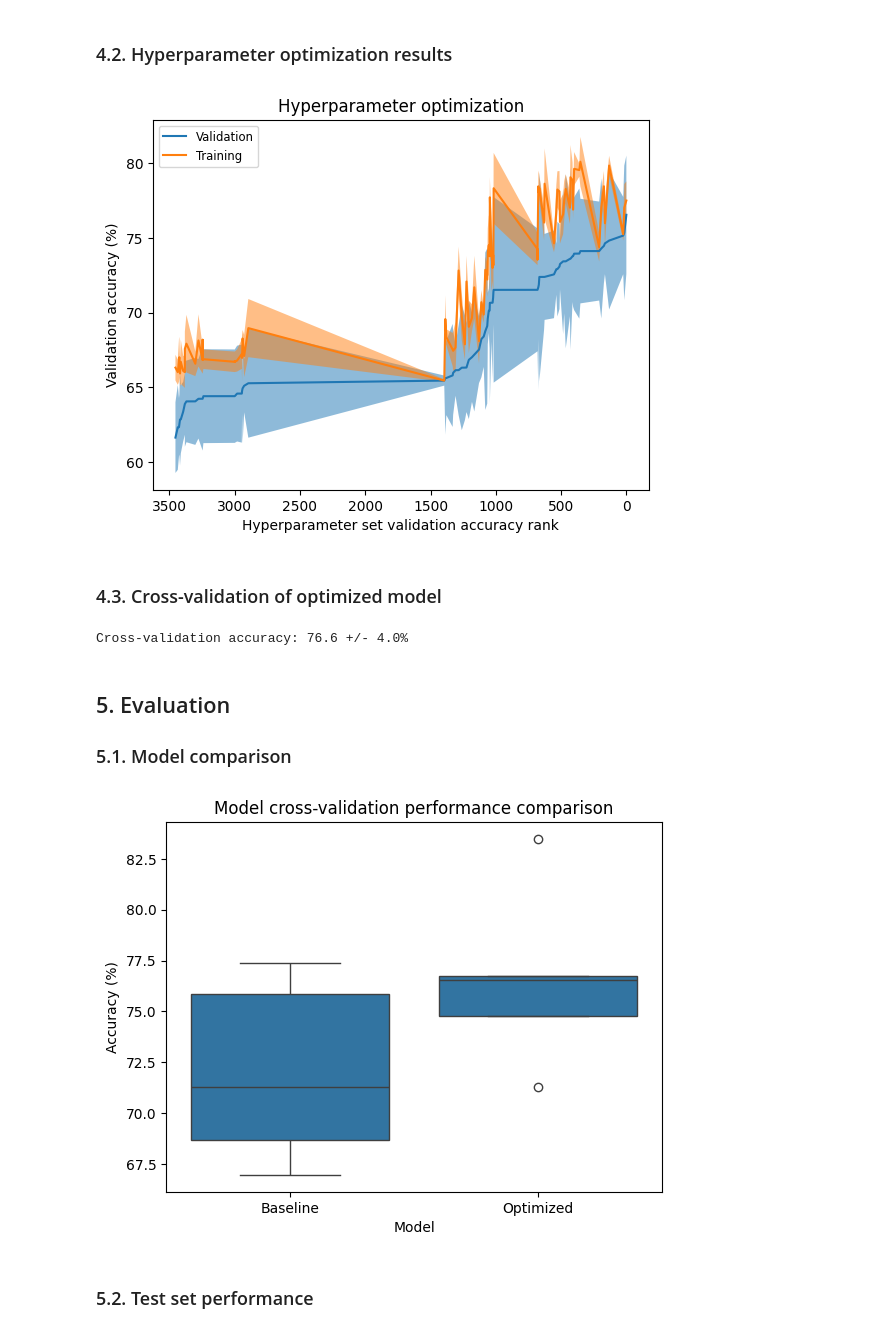
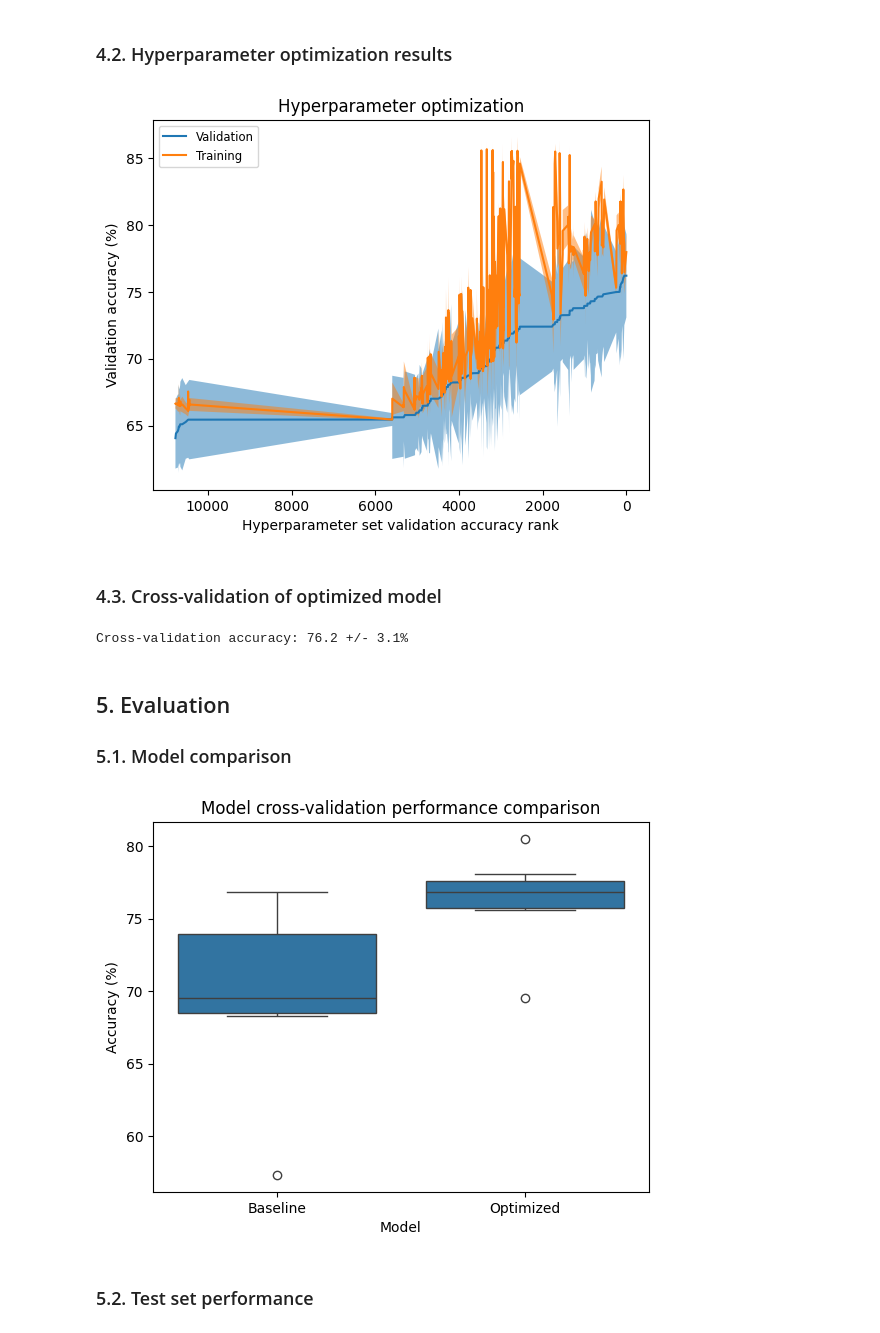
Before and after one commit to 4GeeksAcademy/gperdrizet-decision-trees, a Jupyter notebook: src/01-decision_tree_solution.ipynb, the cells around one changed output. Cells and saved outputs as stored; diff of their text form; code cells hidden in the pictures.

Commit message:
Added random forest MVP.

```diff
--- a/src/01-decision_tree_solution.ipynb
+++ b/src/01-decision_tree_solution.ipynb
@@ -209,9 +210,10 @@ cross_val_scores={
 }
 
 scores=cross_val_score(
-    DecisionTreeClassifier(random_state=315),
+    model,
     training_df.drop('Outcome', axis=1),
     training_df['Outcome'],
+    cv=7,
     n_jobs=-1
 )
 
@@ -231,25 +233,28 @@ Cross-validation accuracy: 72.0 +/- 4.0%
 hyperparameters={
     'criterion':['gini','entropy','log_loss'],
     'splitter':['best','random'],
-    'max_depth':[2,4,8,16],
-    'min_weight_fraction_leaf':[0.05,0.1,0.2],
+    'max_depth':[2,4,8,16,18,20],
+    'min_weight_fraction_leaf':[0.0125,0.025,0.05,0.1],
     'max_features':[0.45,0.5,0.55],
-    'min_impurity_decrease':[0,0.001,0.01,0.1],
-    'ccp_alpha':[0.0,0.001,0.01,0.1]
+    'min_impurity_decrease':[0,0.0001,0.001,0.01,0.1],
+    'ccp_alpha':[0.0,0.001,0.01,0.1,1]
 }
 
 search=GridSearchCV(
     DecisionTreeClassifier(random_state=315),
     hyperparameters,
     return_train_score=True,
+    cv=7,
     n_jobs=-1
 )
 
 search_results=search.fit(training_df.drop('Outcome', axis=1), training_df['Outcome'])
+model=search_results.best_estimator_
+hyperparameters=search_results.best_params_
 
 print('Best hyperparameters:\n')
 
-for key, value in search_results.best_params_.items():
+for key, value in hyperparameters.items():
     print(f' {key}: {value}')
 
 print()
@@ -271,14 +276,15 @@ Wall time: 12.5 s
 # %%
 funcs.plot_cross_validation(search_results)
 # %% [output]
-[figure, old version]
+[figure, new version]
 # %% [markdown]
 ### 4.3. Cross-validation of optimized model
 # %%
 scores=cross_val_score(
-    DecisionTreeClassifier(**search_results.best_params_, random_state=315),
+    model,
     training_df.drop('Outcome', axis=1),
     training_df['Outcome'],
+    cv=7,
     n_jobs=-1
 )
 
@@ -287,19 +293,18 @@ cross_val_scores['Score'].extend(scores*100)
 
 print(f'Cross-validation accuracy: {np.mean(scores)*100:.1f} +/- {np.std(scores)*100:.1f}%')
 # %% [output]
-Cross-validation accuracy: 76.6 +/- 4.0%
+Cross-validation accuracy: 76.2 +/- 3.1%
 # %% [markdown]
 ## 5. Evaluation
 
 ### 5.1. Model comparison
 # %%
-cross_val_scores=pd.DataFrame.from_dict(cross_val_scores)
-sns.boxplot(cross_val_scores, x='Model', y='Score')
+sns.boxplot(pd.DataFrame.from_dict(cross_val_scores), x='Model', y='Score')
 plt.title('Model cross-validation performance comparison')
 plt.ylabel('Accuracy (%)')
 plt.show()
 # %% [output]
-[figure, old version]
+[figure, new version]
 # %% [markdown]
 ### 5.2. Test set performance
 # %%
```
Also changed, not shown: parts of 8 cells of this notebook.
